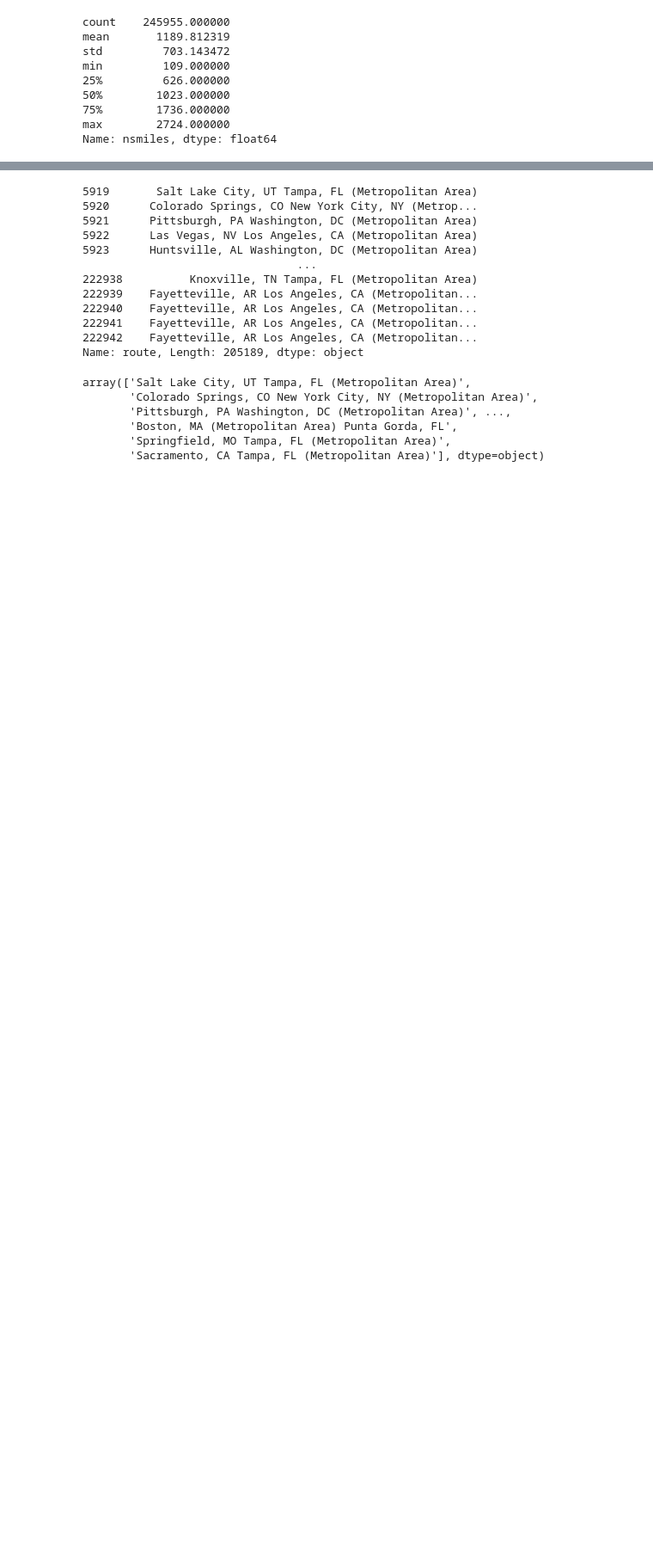
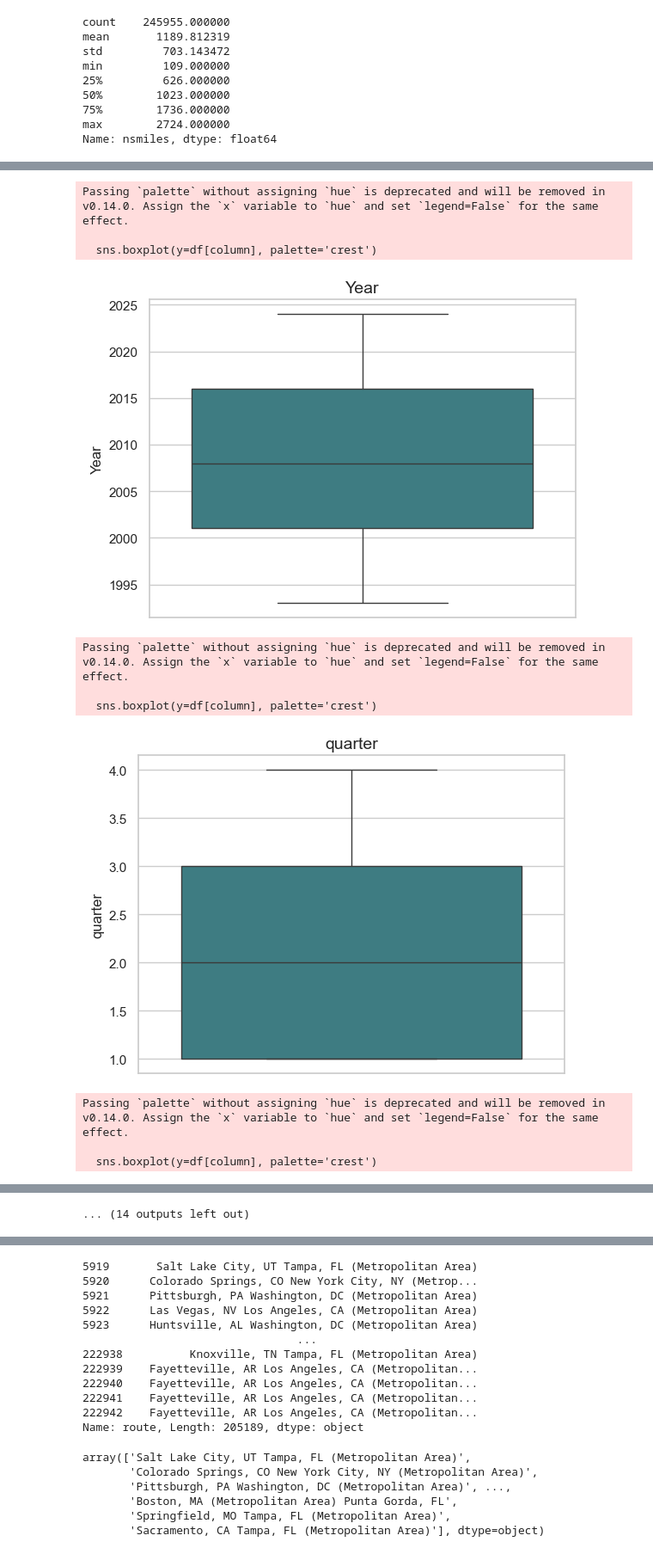
Before and after one commit to lcbean/flight-price-model, a Jupyter notebook: main.ipynb, the cells around one changed output, grey strips where cells are left out. Shown at 86% size. Saved outputs shown, nothing was run; the diff lists cells and outputs as text; code cells hidden in the pictures; blank space fills up the shorter version.

```diff
--- a/main.ipynb
+++ b/main.ipynb
@@ -168,0 +248,30 @@ df[df.duplicated()].head()
+# %%
+from scipy import stats
+
+
+# calculate z-scores to plot outliers
+z_scores = stats.zscore(df.select_dtypes(include=['float64', 'int64']))
+
+outlier_condition = (z_scores > 3).any(axis=1) | (z_scores < -3).any(axis=1)
+df_outliers = df[outlier_condition]
+
+# make box plots for each column
+
+for column in df.select_dtypes(include=['float64', 'int64']).columns:
+    plt.pyplot.figure(figsize=None)
+    sns.boxplot(y=df[column], palette='crest')
+    plt.pyplot.title(f'{column}', fontsize=14)
+    plt.pyplot.ylabel(column, fontsize=12)
+    plt.pyplot.show()
+# %% [output]
+Passing `palette` without assigning `hue` is deprecated and will be removed in v0.14.0. Assign the `x` variable to `hue` and set `legend=False` for the same effect.
+
+  sns.boxplot(y=df[column], palette='crest')
+[figure, added]
+Passing `palette` without assigning `hue` is deprecated and will be removed in v0.14.0. Assign the `x` variable to `hue` and set `legend=False` for the same effect.
+
+  sns.boxplot(y=df[column], palette='crest')
+[figure, added]
+Passing `palette` without assigning `hue` is deprecated and will be removed in v0.14.0. Assign the `x` variable to `hue` and set `legend=False` for the same effect.
+
+  sns.boxplot(y=df[column], palette='crest')
@@ -168,0 +291 @@ df[df.duplicated()].head()
+... (14 outputs left out)
```
Also changed, not shown: parts of 47 cells of this notebook.
